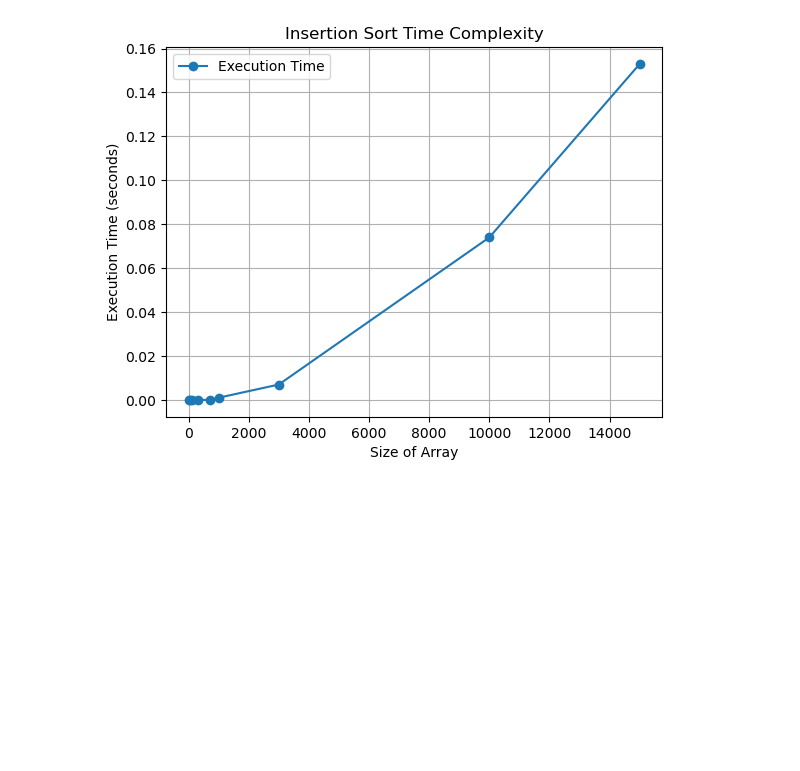
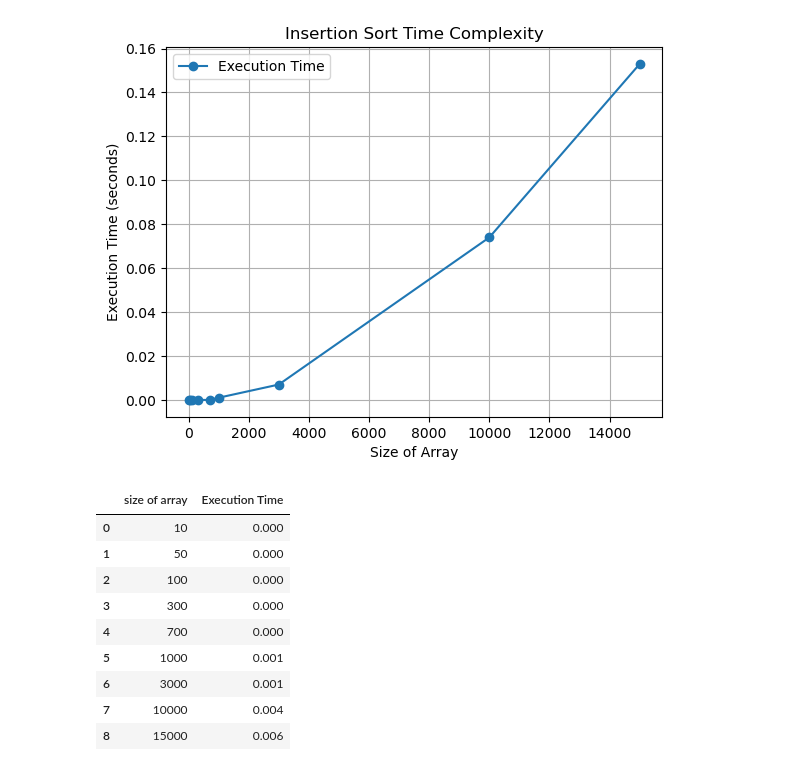
Before and after one commit to lakshaybansal013-gif/ADA_Projects_File, a Jupyter notebook: sorting_graphs.ipynb, the cells around one changed output. Cells and saved outputs as stored; diff of their text form; code cells hidden in the pictures; blank space fills up the shorter version.

```diff
--- a/sorting_graphs.ipynb
+++ b/sorting_graphs.ipynb
@@ -26,3 +26,17 @@ plt.grid(True)
 plt.show()
 # %% [output]
 [figure]
+# %%
+df1=pd.read_csv('merge_sort.csv')
+df1
+# %% [output]
+|  | size of array | Execution Time |
+| 0 | 10 | 0.000 |
+| 1 | 50 | 0.000 |
+| 2 | 100 | 0.000 |
+| 3 | 300 | 0.000 |
+| 4 | 700 | 0.000 |
+| 5 | 1000 | 0.001 |
+| 6 | 3000 | 0.001 |
+| 7 | 10000 | 0.004 |
+| 8 | 15000 | 0.006 |
```
Also changed, not shown: parts of 1 cell of this notebook, 1 other file.
